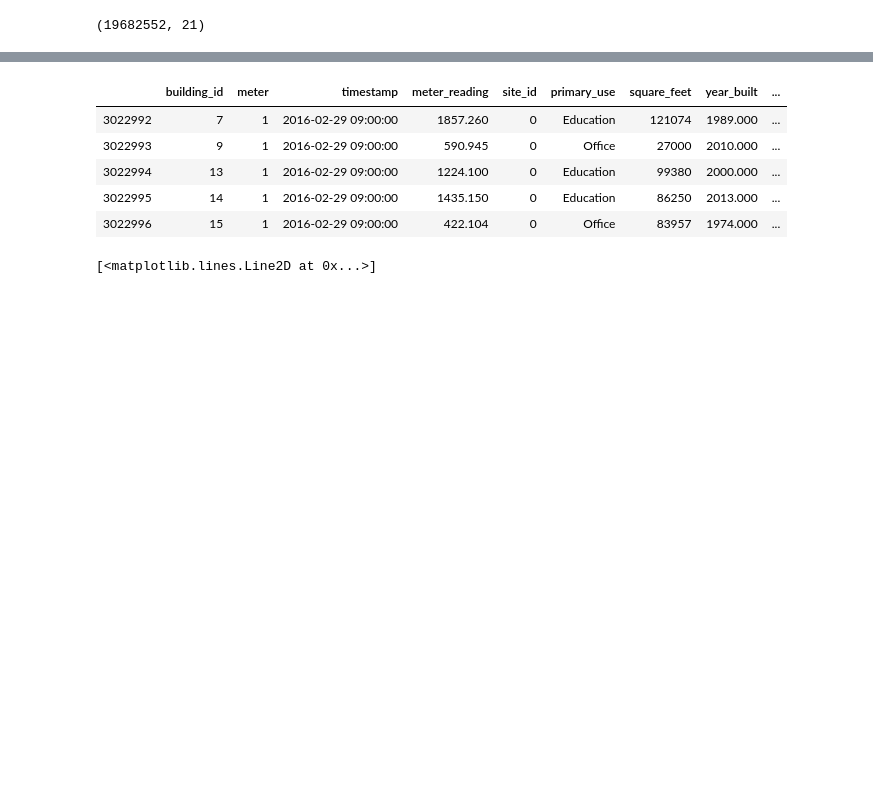
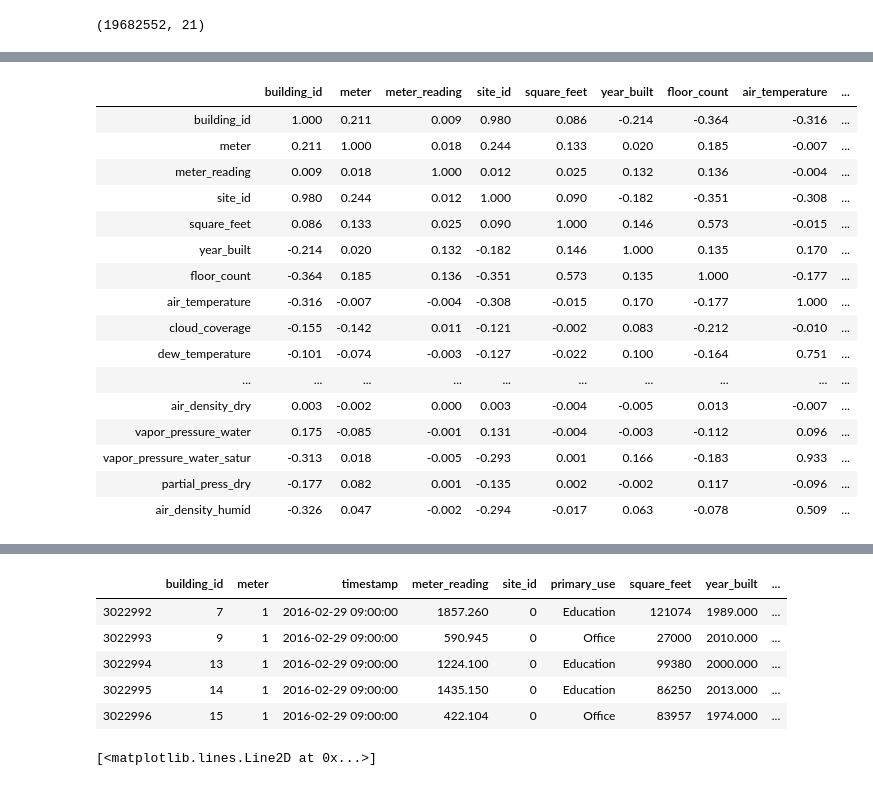
Before and after one commit to thebearinmind/bearinmind-kaggle, a Jupyter notebook: ashrae/single_model.ipynb, the cells around one changed output, grey strips where cells are left out. Drawn from its saved outputs; the diff is of its cells as text; code cells hidden in the pictures; blank space fills up the shorter version.

```diff
--- a/ashrae/single_model.ipynb
+++ b/ashrae/single_model.ipynb
@@ -221 +328,21 @@ test_viz = df_train[(df_train['meter'] ==  1) & (df_train['building_id'] == 7)]
+# %%
+test.corr()
+# %% [output]
+|  | building_id | meter | meter_reading | site_id | square_feet | year_built | floor_count | air_temperature | ... |
+| building_id | 1.000 | 0.211 | 0.009 | 0.980 | 0.086 | -0.214 | -0.364 | -0.316 | ... |
+| meter | 0.211 | 1.000 | 0.018 | 0.244 | 0.133 | 0.020 | 0.185 | -0.007 | ... |
+| meter_reading | 0.009 | 0.018 | 1.000 | 0.012 | 0.025 | 0.132 | 0.136 | -0.004 | ... |
+| site_id | 0.980 | 0.244 | 0.012 | 1.000 | 0.090 | -0.182 | -0.351 | -0.308 | ... |
+| square_feet | 0.086 | 0.133 | 0.025 | 0.090 | 1.000 | 0.146 | 0.573 | -0.015 | ... |
+| year_built | -0.214 | 0.020 | 0.132 | -0.182 | 0.146 | 1.000 | 0.135 | 0.170 | ... |
+| floor_count | -0.364 | 0.185 | 0.136 | -0.351 | 0.573 | 0.135 | 1.000 | -0.177 | ... |
+| air_temperature | -0.316 | -0.007 | -0.004 | -0.308 | -0.015 | 0.170 | -0.177 | 1.000 | ... |
+| cloud_coverage | -0.155 | -0.142 | 0.011 | -0.121 | -0.002 | 0.083 | -0.212 | -0.010 | ... |
+| dew_temperature | -0.101 | -0.074 | -0.003 | -0.127 | -0.022 | 0.100 | -0.164 | 0.751 | ... |
+| ... | ... | ... | ... | ... | ... | ... | ... | ... | ... |
+| air_density_dry | 0.003 | -0.002 | 0.000 | 0.003 | -0.004 | -0.005 | 0.013 | -0.007 | ... |
+| vapor_pressure_water | 0.175 | -0.085 | -0.001 | 0.131 | -0.004 | -0.003 | -0.112 | 0.096 | ... |
+| vapor_pressure_water_satur | -0.313 | 0.018 | -0.005 | -0.293 | 0.001 | 0.166 | -0.183 | 0.933 | ... |
+| partial_press_dry | -0.177 | 0.082 | 0.001 | -0.135 | 0.002 | -0.002 | 0.117 | -0.096 | ... |
+| air_density_humid | -0.326 | 0.047 | -0.002 | -0.294 | -0.017 | 0.063 | -0.078 | 0.509 | ... |
 # %%
```
Also changed, not shown: parts of 52 cells of this notebook, 2 other files.
